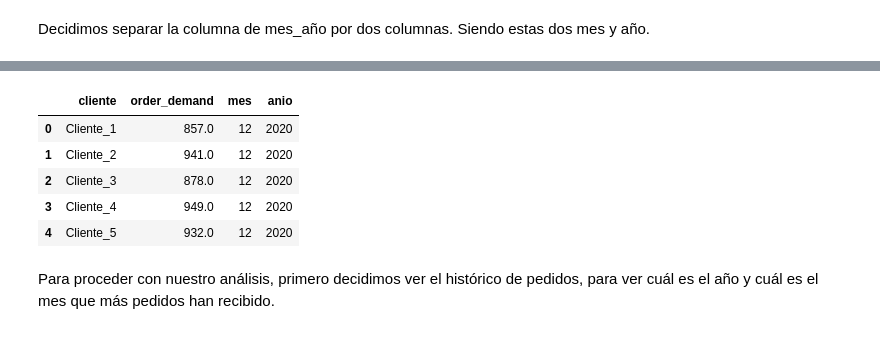
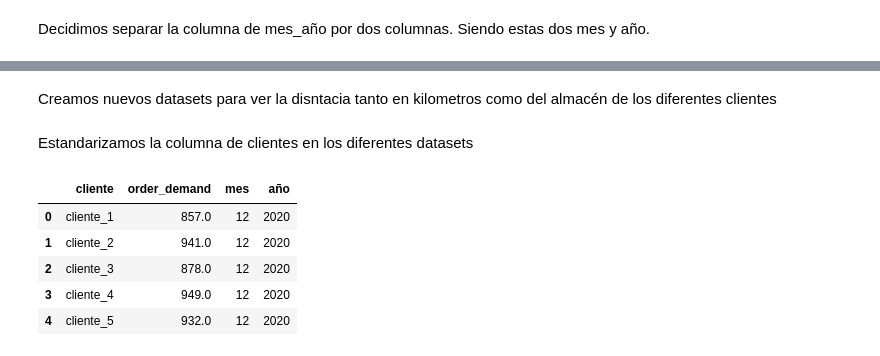
Before and after one commit to kikemocha/Distribution_of_perishable_goods, a Jupyter notebook: AnalisisPrediccion.ipynb, the cells around one changed output, grey strips where cells are left out. Drawn from its saved outputs; the diff is of its cells as text; code cells hidden in the pictures.

Commit message:
Análisis de los datos obtenidos

```diff
--- a/AnalisisPrediccion.ipynb
+++ b/AnalisisPrediccion.ipynb
@@ -11,7 +11,7 @@ import matplotlib.pyplot as plt
 df_orders = pd.read_excel('./datasets/df_orders.xlsx')
 df_vehicle = pd.read_excel('./datasets/df_vehicle.xlsx')
 df_location = pd.read_excel('./datasets/df_location.xlsx')
-df_historic_order_demand = pd.read_excel('./datasets/df_historic_order_demand.xlsx')
+df_historic_orders = pd.read_excel('./datasets/df_historic_order_demand.xlsx')
 df_distance_min = pd.read_excel('./datasets/df_distance_min.xlsx')
 df_distance_km = pd.read_excel('./datasets/df_distance_km.xlsx')
 # %% [markdown]
@@ -20,6 +20,12 @@ df_distance_km = pd.read_excel('./datasets/df_distance_km.xlsx')
 Lo primero determinamos cual es el objetivo a la hora de horientar nuestro modelo. Para ello determinaremos cuáles pueden ser nuestras tablas en las que apoyar todo nuestro trabajo. Para ello vemos que la tabla de orders e historic_order_demand son las más relevantes para dicho análisis.
 # %% [markdown]
 Decidimos separar la columna de mes_año por dos columnas. Siendo estas dos mes y año.
+# %%
+df_orders[["mes", "año"]] = df_orders["mes_anio"].str.split("-", expand=True).astype(int)
+df_orders.drop(columns=["mes_anio"], inplace=True)
+
+df_historic_orders[["mes", "año"]] = df_historic_orders["mes_anio"].str.split("-", expand=True).astype(int)
+df_historic_orders.drop(columns=["mes_anio"], inplace=True)
 # %%
 df_orders.head(5)
 # %% [output]
@@ -48,0 +85,2 @@ df_historic_order_demand.drop('mes_anio', axis=1, inplace=True)
+# %% [markdown]
+Creamos nuevos datasets para ver la disntacia tanto en kilometros como del almacén de los diferentes clientes
@@ -48,0 +93,2 @@ df_historic_order_demand.drop('mes_anio', axis=1, inplace=True)
+# %% [markdown]
+Estandarizamos la columna de clientes en los diferentes datasets
@@ -49,11 +106,9 @@ df_historic_order_demand.drop('mes_anio', axis=1, inplace=True)
 # %%
-df_historic_order_demand.head(5)
+df_historic_orders.head(5)
 # %% [output]
-|  | cliente | order_demand | mes | anio |
-| 0 | Cliente_1 | 857.0 | 12 | 2020 |
-| 1 | Cliente_2 | 941.0 | 12 | 2020 |
-| 2 | Cliente_3 | 878.0 | 12 | 2020 |
-| 3 | Cliente_4 | 949.0 | 12 | 2020 |
-| 4 | Cliente_5 | 932.0 | 12 | 2020 |
+|  | cliente | order_demand | mes | año |
+| 0 | cliente_1 | 857.0 | 12 | 2020 |
+| 1 | cliente_2 | 941.0 | 12 | 2020 |
+| 2 | cliente_3 | 878.0 | 12 | 2020 |
+| 3 | cliente_4 | 949.0 | 12 | 2020 |
+| 4 | cliente_5 | 932.0 | 12 | 2020 |
-# %% [markdown]
-Para proceder con nuestro análisis, primero decidimos ver el histórico de pedidos, para ver cuál es el año y cuál es el mes que más pedidos han recibido.
```
Also changed, not shown: parts of 31 cells of this notebook.
